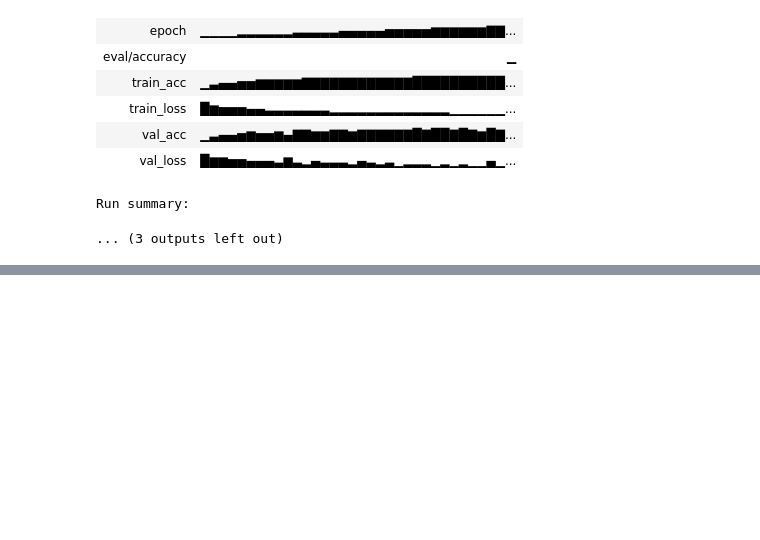
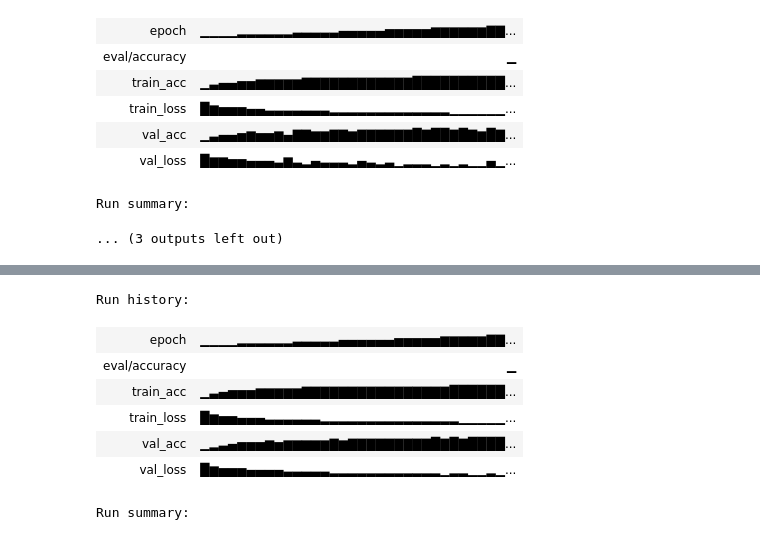
Before and after one commit to mannaluca02/del, a Jupyter notebook: src/00_first_model.ipynb, the cells around one changed output, grey strips where cells are left out. Saved outputs shown, nothing was run; the diff lists cells and outputs as text; code cells hidden in the pictures; blank space fills up the shorter version.

```diff
--- a/src/00_first_model.ipynb
+++ b/src/00_first_model.ipynb
@@ -2574,0 +3135,72 @@ _Nach dem Training ausfüllen. Im W&B Report die Runs `phase2-baseline` und `h5-
+# %%
+# H10: Adam Optimizer mit Grid Studie ueber Lernraten
+adam_lrs = [1e-4, 5e-4, 1e-3, 3e-3]
+history_h10_runs = {}
+results_h10_runs = {}
+
+for lr in adam_lrs:
+    print(f"\n{'='*60}")
+    print(f"H10 Adam mit lr={lr:.0e}")
+    print(f"{'='*60}")
+
+    run = wandb.init(
+        project="del-mini-challenge",
+        name=f"h10-adam-lr-{lr:.0e}",
+        config={
+            "architecture": "BaseCNN",
+            "optimizer": "Adam",
+            "lr": lr,
+            "betas": (0.9, 0.999),
+            "eps": 1e-8,
+            "weight_decay": 0.0,
+            "batch_size": best_bs,
+            "epochs": PHASE2_EPOCHS,
+            "experiment": "h10-adam",
+            "hypothesis": "Adam schneller als SGD, Gap tendenziell groesser",
+        },
+        reinit=True,
+    )
+
+    torch.manual_seed(42)
+    model_h10 = BaseCNN(NUM_CLASSES).to(device)
+    optimizer_h10 = optim.Adam(model_h10.parameters(), lr=lr)
+
+    history_h10 = train_model(
+        model_h10,
+        train_loader,
+        val_loader,
+        criterion,
+        optimizer_h10,
+        device,
+        epochs=PHASE2_EPOCHS,
+    )
+
+    results_h10 = evaluate_model(
+        model_h10,
+        val_loader,
+        CLASS_NAMES,
+        device,
+        channel_mean,
+        channel_std,
+    )
+
+    history_h10_runs[lr] = history_h10
+    results_h10_runs[lr] = results_h10
+
+    peak = max(history_h10["val_acc"])
+    print(
+        f"\nlr={lr:.0e} | Peak Val Acc: {peak:.4f} | Baseline: {peak_val_acc_base:.4f} | Diff: {(peak - peak_val_acc_base)*100:+.2f} pp"
+    )
+    wandb.finish()
+
+print("\n--- Zusammenfassung H10 Adam ---")
+for lr in adam_lrs:
+    peak = max(history_h10_runs[lr]["val_acc"])
+    last = history_h10_runs[lr]["val_acc"][-1]
+    print(
+        f"lr={lr:.0e} | Peak {peak:.4f} | Last {last:.4f} | Diff Peak {(peak - peak_val_acc_base)*100:+.2f} pp"
+    )
+
+best_lr_adam = max(adam_lrs, key=lambda lr: max(history_h10_runs[lr]["val_acc"]))
+print(f"\nBeste Adam Lernrate: {best_lr_adam:.0e}")
+# %% [output]
@@ -2574,0 +3234,8 @@ _Nach dem Training ausfüllen. Im W&B Report die Runs `phase2-baseline` und `h5-
+Run history:
+| epoch | ▁▁▁▁▂▂▂▂▂▂▃▃▃▃▃▄▄▄▄▄▄▅▅▅▅▅▆▆▆▆▆▇▇... |
+| eval/accuracy | ▁ |
+| train_acc | ▁▃▄▅▅▅▆▆▆▆▆▇▇▇▇▇▇▇▇▇▇▇▇▇▇▇▇██████... |
+| train_loss | █▆▅▅▄▄▄▃▃▃▃▃▃▂▂▂▂▂▂▂▂▂▂▂▂▂▂▂▁▁▁▁▁... |
+| val_acc | ▁▂▃▄▅▅▅▆▅▆▆▆▆▆▇▆▇▇▇▇▇▇▇▇▇█▇█▇████... |
+| val_loss | █▆▅▅▅▄▄▄▄▃▃▃▃▃▂▂▂▂▂▂▂▂▂▂▂▂▁▂▂▁▁▂▁... |
+Run summary:
```
Also changed, not shown: parts of 25 cells of this notebook, 1 other file.
